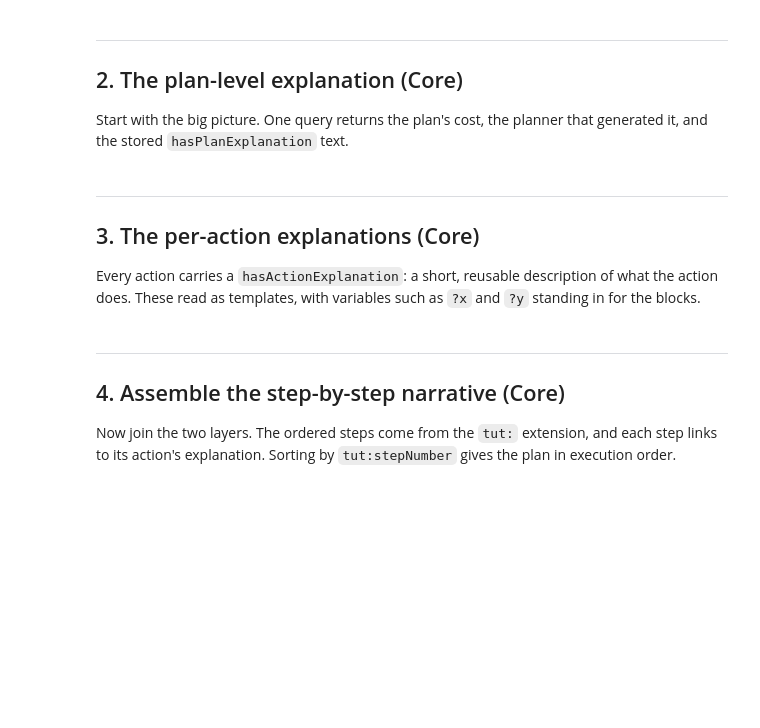
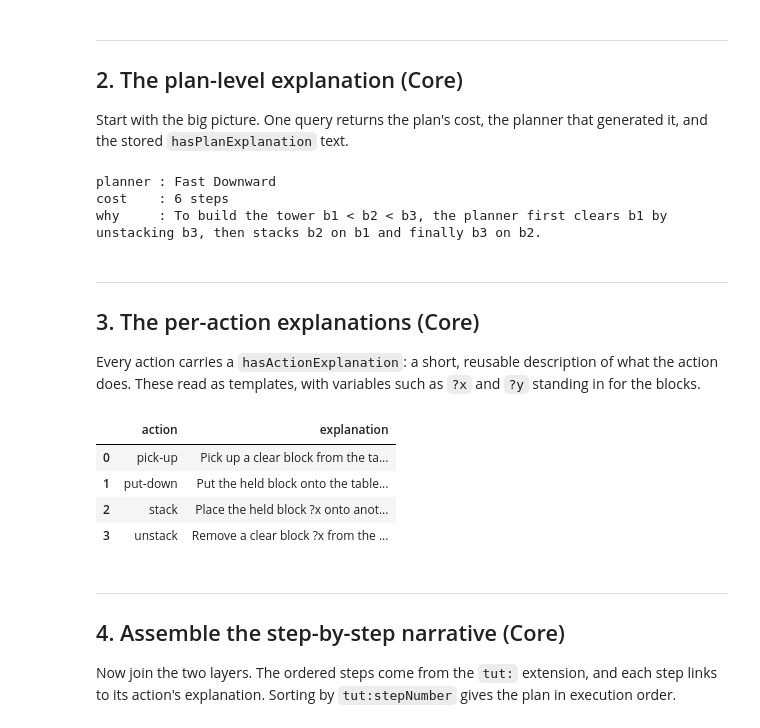
Before and after one commit to ai4society/ICAPS26-planning-ontology-tutorial, a Jupyter notebook: notebooks/03_plan_explanation.ipynb, the cells around one changed output. Cells and saved outputs as stored; diff of their text form; code cells hidden in the pictures; blank space fills up the shorter version.

```diff
--- a/notebooks/03_plan_explanation.ipynb
+++ b/notebooks/03_plan_explanation.ipynb
@@ -76,7 +90,9 @@ print(f"loaded blocksworld KG: {len(kg)} triples")
 Start with the big picture. One query returns the plan's cost, the planner that
 generated it, and the stored `hasPlanExplanation` text.
 # %%
-plan_query = PREFIX + """
+plan_query = (
+    PREFIX
+    + """
 SELECT ?cost ?planner ?explanation WHERE {
   po:problem_3_1 po:hasPlan ?plan .
   ?plan po:hasPlanCost ?cost .
@@ -85,10 +101,15 @@ SELECT ?cost ?planner ?explanation WHERE {
   ?plan po:hasPlanExplanation ?explanation .
 }
 """
+)
 
 row = list(kg.query(plan_query))[0]
 print(f"planner : {row.planner}")
 print(f"cost    : {int(row.cost)} steps")
 print(f"why     : {row.explanation}")
+# %% [output]
+planner : Fast Downward
+cost    : 6 steps
+why     : To build the tower b1 < b2 < b3, the planner first clears b1 by unstacking b3, then stacks b2 on b1 and finally b3 on b2.
 # %% [markdown]
 ---
@@ -100,14 +122,23 @@ standing in for the blocks.
 # %%
 import pandas as pd
 
-action_query = PREFIX + """
+action_query = (
+    PREFIX
+    + """
 SELECT ?action ?explanation WHERE {
   ?a rdfs:label ?action .
   ?a po:hasActionExplanation ?explanation .
 } ORDER BY ?action
 """
+)
 
 rows = [(str(r.action), str(r.explanation)) for r in kg.query(action_query)]
 pd.DataFrame(rows, columns=["action", "explanation"])
+# %% [output]
+|  | action | explanation |
+| 0 | pick-up | Pick up a clear block from the ta... |
+| 1 | put-down | Put the held block onto the table... |
+| 2 | stack | Place the held block ?x onto anot... |
+| 3 | unstack | Remove a clear block ?x from the ... |
 # %% [markdown]
 ---
```
Also changed, not shown: parts of 12 cells of this notebook.
